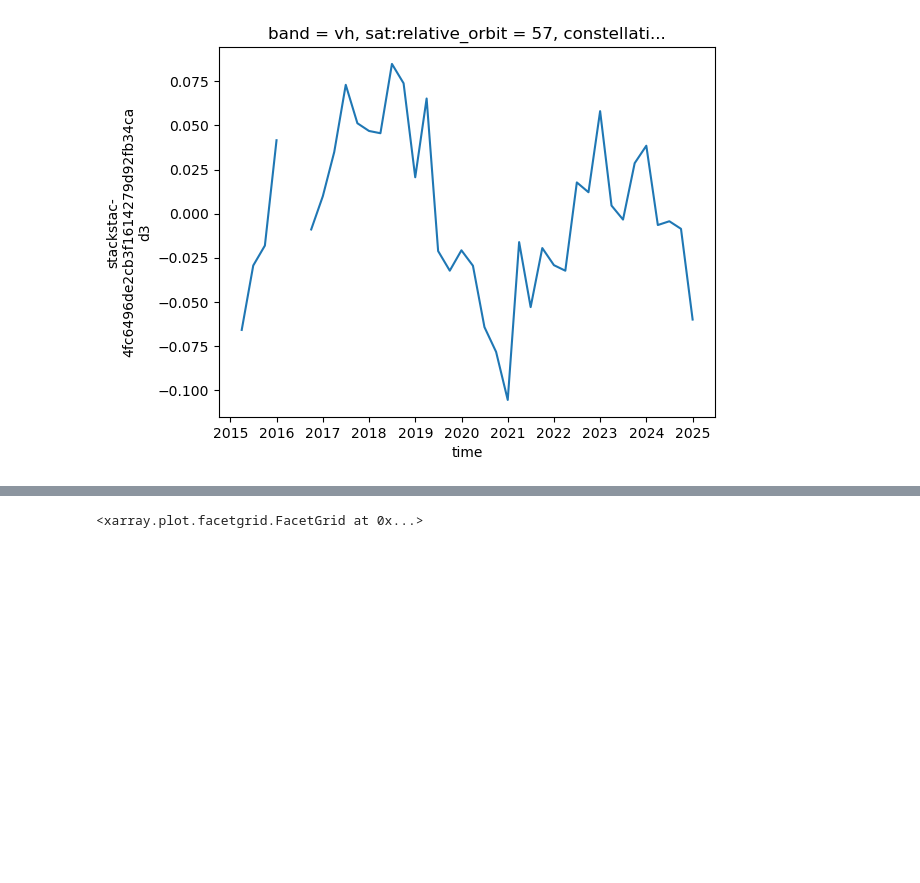
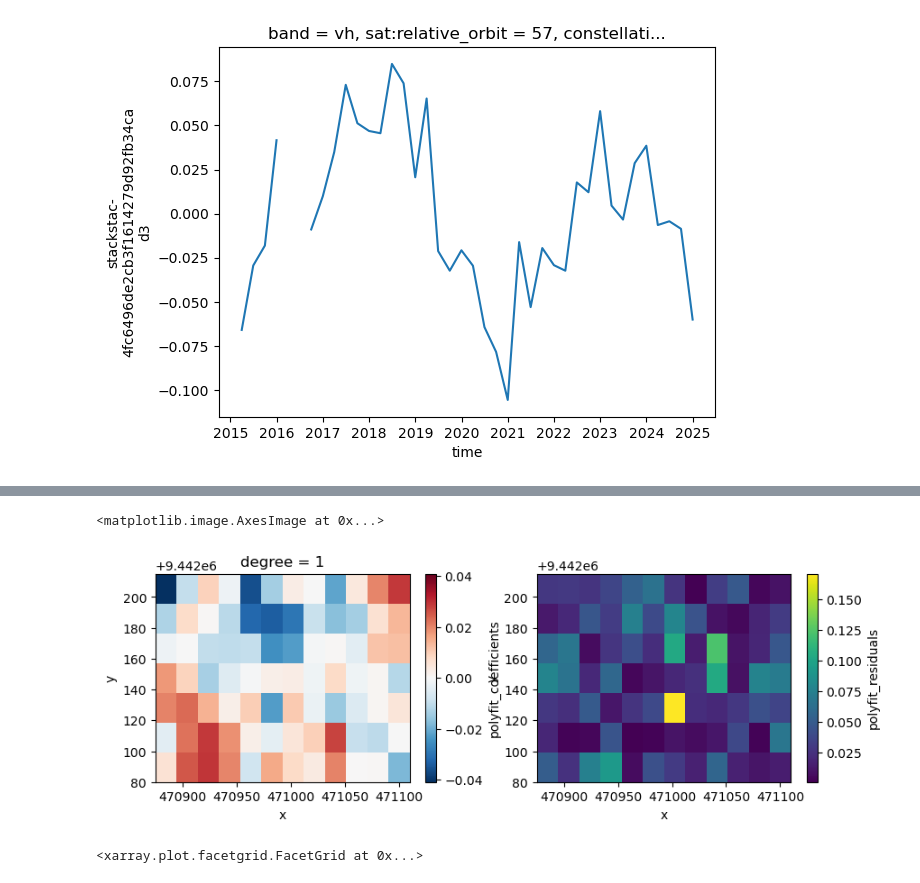
Before and after one commit to adlai-nelson/geog313-final-project, a Jupyter notebook: analysis.ipynb, the cells around one changed output, grey strips where cells are left out. Saved outputs shown, nothing was run; the diff lists cells and outputs as text; code cells hidden in the pictures; blank space fills up the shorter version.

```diff
--- a/analysis.ipynb
+++ b/analysis.ipynb
@@ -86,0 +116,16 @@ tsmean.plot(ax=ax)
+# %%
+preprocessed = utils.preprocess_data(aoi, "2019-01-01", "2021-01-01", deseason=True)
+
+preprocessed.coords['year'] = ('time', preprocessed.time.dt.year.data)
+
+trend = preprocessed.polyfit(dim = "year", full = True, deg = 1)
+linecoeff = trends.sel(degree = 1)
+import matplotlib.pyplot as plt
+
+fig, ax = plt.subplots(ncols=2, figsize=(10,3))
+
+linecoeff.polyfit_coefficients.plot.imshow(ax=ax[0])
+trend.polyfit_residuals.plot.imshow(ax=ax[1])
+# %% [output]
+<matplotlib.image.AxesImage at 0x...>
+[figure, added]
```
Also changed, not shown: parts of 15 cells of this notebook, 1 other file.
